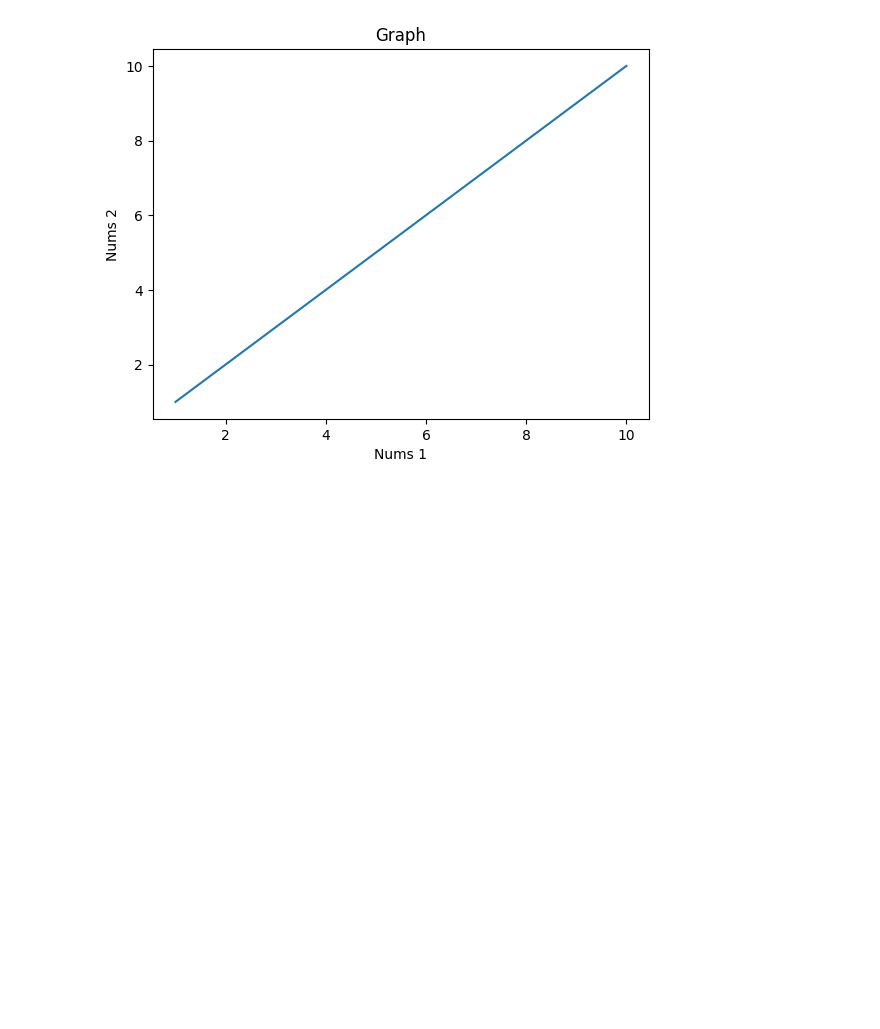
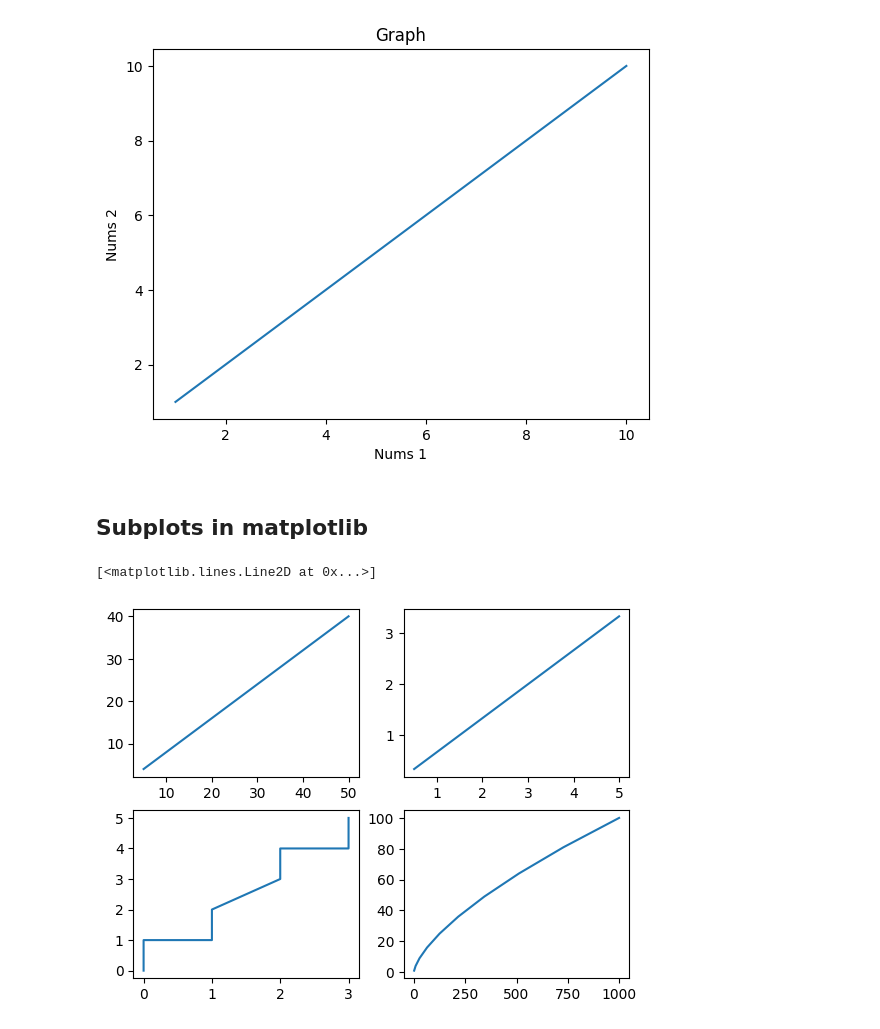
Before and after one commit to leuwenhoek/VidyaSetu-hackathon-utilities, a Jupyter notebook: matplot.ipynb, the cells around one changed output. Drawn from its saved outputs; the diff is of its cells as text; code cells hidden in the pictures; blank space fills up the shorter version.

Commit message:
Subplot added

```diff
--- a/matplot.ipynb
+++ b/matplot.ipynb
@@ -16,3 +16,17 @@ plt.plot(x,y)
 # %% [output]
 [<matplotlib.lines.Line2D at 0x...>]
 [figure]
+# %% [markdown]
+## Subplots in matplotlib
+# %%
+plt.subplot(2,2,1)
+plt.plot(x*5,y*4)
+plt.subplot(2,2,2)
+plt.plot(x/2,y/3)
+plt.subplot(2,2,3)
+plt.plot(x//3,y//2)
+plt.subplot(2,2,4)
+plt.plot(x**3,y**2)
+# %% [output]
+[<matplotlib.lines.Line2D at 0x...>]
+[figure, added]
```
